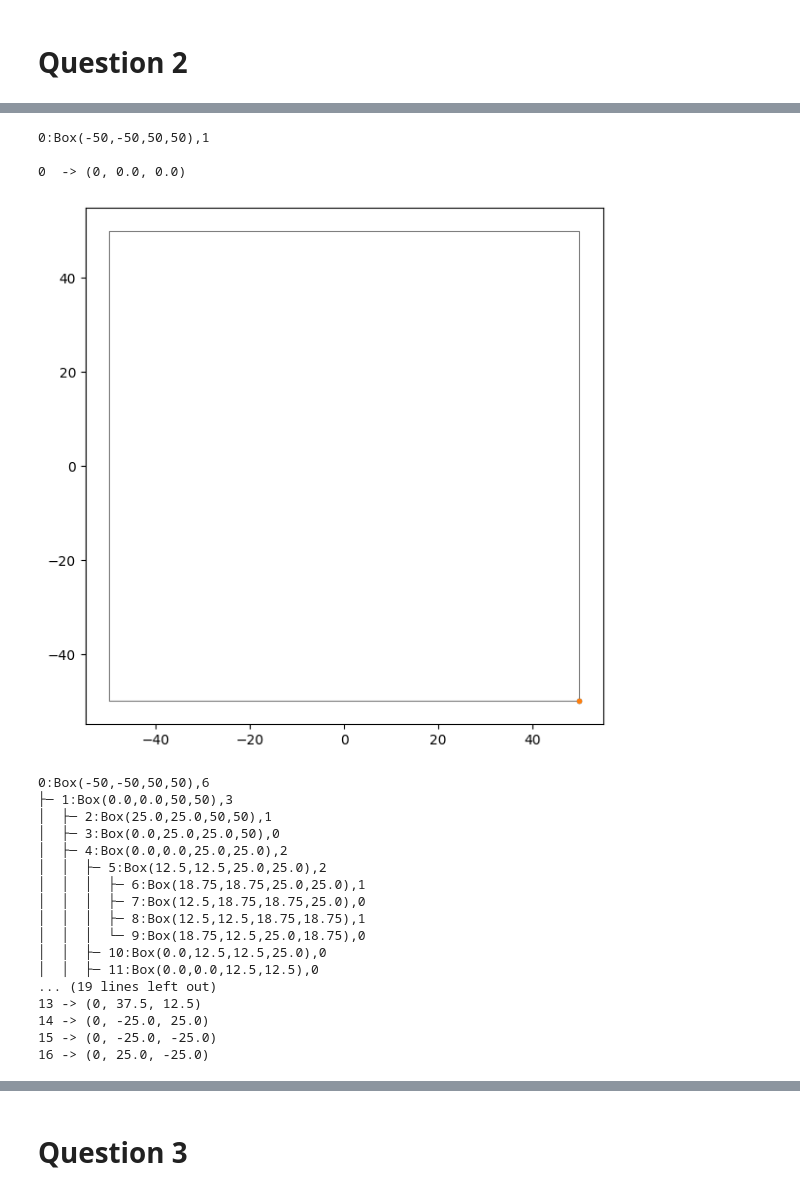
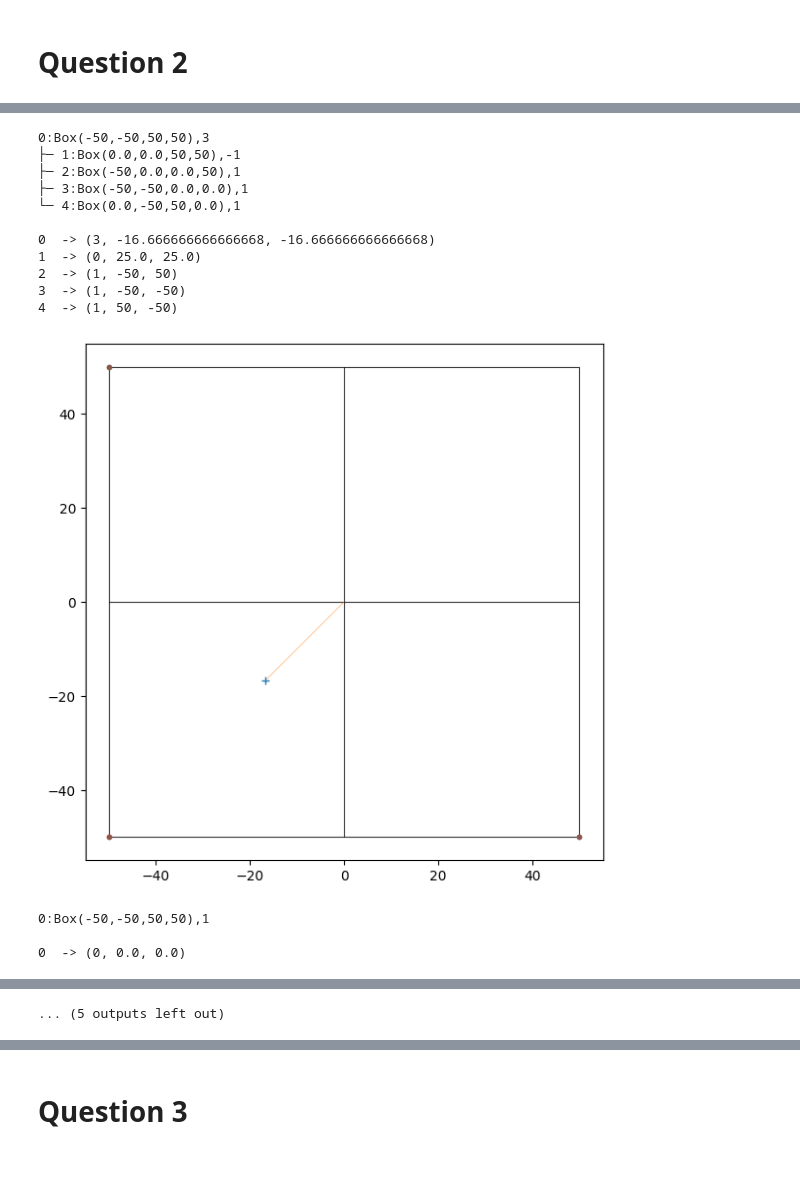
Before and after one commit to calvinyjl/n-body-problem, a Jupyter notebook: nBodyProblem.ipynb, the cells around one changed output, grey strips where cells are left out. Drawn from its saved outputs; the diff is of its cells as text; code cells hidden in the pictures; blank space fills up the shorter version.

```diff
--- a/nBodyProblem.ipynb
+++ b/nBodyProblem.ipynb
@@ -329,6 +329,15 @@ class Gadget:
         # At this point currentNode is a leaf node containing p
         self.addRec(currentNode, p)
 
+        currentNode = self.root
+        currentNode.updateCOM()
+        while currentNode.children != None:
+            for n in currentNode.children:
+                if n.box.isIn(p):
+                    currentNode = n
+                    currentNode.updateCOM()
+                    break
+
     def addRec(self, currentNode, p):
         if currentNode.p != None:
             # Updating attributes of leaf node with 2 bodies
@@ -346,11 +355,13 @@ class Gadget:
                 if child.box.isIn(otherP):
                     child.nbodies += 1
                     child.p = otherP
+                    child.updateCOM()
                 if child.box.isIn(p):
                     self.addRec(child, p)
         else:
             currentNode.nbodies += 1
             currentNode.p = p
+            currentNode.updateCOM()
 
 
     # Remove Body p from this Gadget [20% TODO]
@@ -374,9 +385,11 @@ class Gadget:
             self.size -= 1
             currentNode.nbodies -= 1
             currentNode.p = None
+            currentNode.updateCOM()
             while nodePath.size() > 0:
                 node = nodePath.pop()
                 node.nbodies -= 1
+                node.updateCOM()
 
             self.cleanUpFalseInternalNodes(self.root, p)
 
@@ -491,6 +504,11 @@ for p in P: g.add(p)
 print(g)
 g.plot()
 
+# Now remove P[6]
+g.remove(P[6])
+print(g)
+g.plot()
+
 # Test 1: 4 equal-mass Bodies on the edges of a square
 P = [None]*4
 P[0] = Body(1,50,50)
@@ -502,6 +520,28 @@ g = Gadget(Box.getBox(P))
 for p in P: g.add(p)
 print(g)
 g.plot()
+
+# Now remove P[0]
+g.remove(P[0])
+print(g)
+g.plot()
+
+# Now remove all but the last body
+g.remove(P[1]); g.remove(P[2])
+print(g)
+g.plot()
+
+# Test 2: 4 unequal-mass Bodies on the edges of a square
+P = [None]*4
+P[0] = Body(1,100,100,0,0)
+P[1] = Body(2,-100,100,0,0)
+P[2] = Body(3,-100,-100,0,0)
+P[3] = Body(4,100,-100,0,0)
+
+g = Gadget(Box.getBox(P))
+for p in P: g.add(p)
+print(g)
+g.plot()
 # %% [output]
 0:Box(-50,-50,50,50),7
 ├─ 1:Box(0.0,0.0,50,50),3
@@ -548,21 +594,15 @@ g.plot()
-0:Box(-50,-50,50,50),1
+0:Box(-50,-50,50,50),3
+├─ 1:Box(0.0,0.0,50,50),-1
+├─ 2:Box(-50,0.0,0.0,50),1
+├─ 3:Box(-50,-50,0.0,0.0),1
+└─ 4:Box(0.0,-50,50,0.0),1
 
-0  -> (0, 0.0, 0.0)
+0  -> (3, -16.666666666666668, -16.666666666666668)
+1  -> (0, 25.0, 25.0)
+2  -> (1, -50, 50)
+3  -> (1, -50, -50)
+4  -> (1, 50, -50)
-[figure, old version]
+[figure, new version]
-0:Box(-50,-50,50,50),6
-├─ 1:Box(0.0,0.0,50,50),3
-│  ├─ 2:Box(25.0,25.0,50,50),1
-│  ├─ 3:Box(0.0,25.0,25.0,50),0
-│  ├─ 4:Box(0.0,0.0,25.0,25.0),2
-│  │  ├─ 5:Box(12.5,12.5,25.0,25.0),2
-│  │  │  ├─ 6:Box(18.75,18.75,25.0,25.0),1
-│  │  │  ├─ 7:Box(12.5,18.75,18.75,25.0),0
-│  │  │  ├─ 8:Box(12.5,12.5,18.75,18.75),1
-│  │  │  └─ 9:Box(18.75,12.5,25.0,18.75),0
-│  │  ├─ 10:Box(0.0,12.5,12.5,25.0),0
-│  │  ├─ 11:Box(0.0,0.0,12.5,12.5),0
-... (19 lines left out)
-13 -> (0, 37.5, 12.5)
-14 -> (0, -25.0, 25.0)
-15 -> (0, -25.0, -25.0)
-16 -> (0, 25.0, -25.0)
+0:Box(-50,-50,50,50),1
+
+0  -> (0, 0.0, 0.0)
@@ -569,0 +622 @@ g.plot()
+... (5 outputs left out)
```
Also changed, not shown: parts of 3 cells of this notebook.
